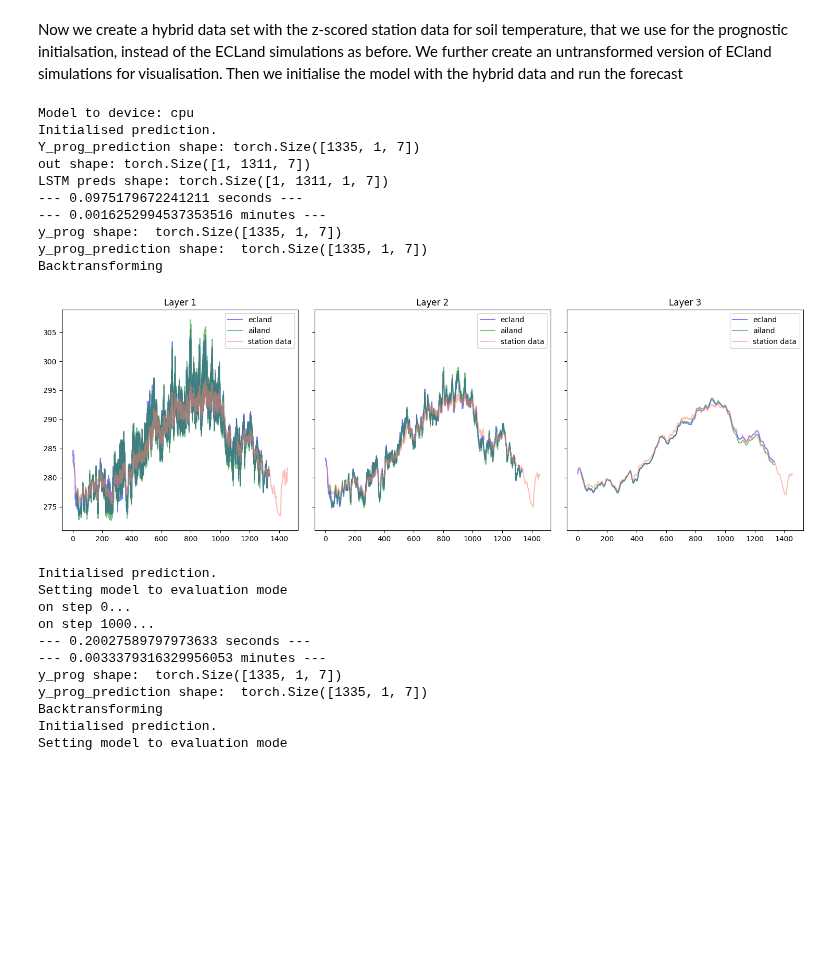
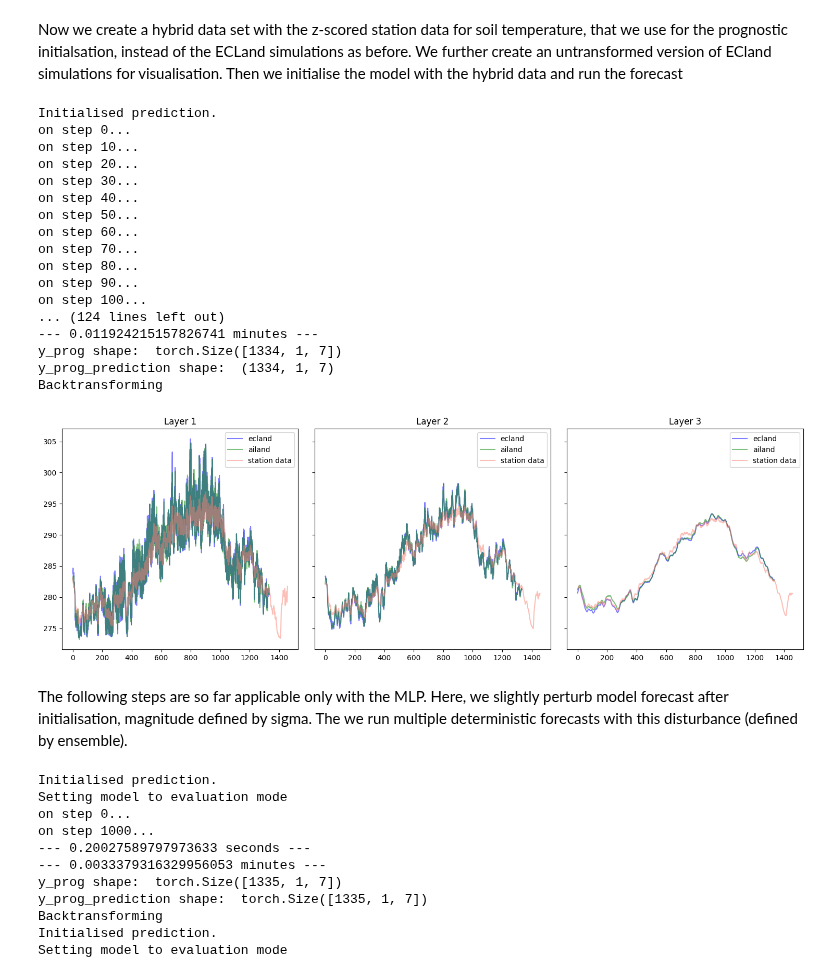
Before and after one commit to MWesselkamp/forecast-horizons, a Jupyter notebook: ecland-emulator/notebooks/evaluation_template.ipynb, the cells around one changed output. Drawn from its saved outputs; the diff is of its cells as text; code cells hidden in the pictures; blank space fills up the shorter version.

```diff
--- a/ecland-emulator/notebooks/evaluation_template.ipynb
+++ b/ecland-emulator/notebooks/evaluation_template.ipynb
@@ -22,8 +22,8 @@ SCRIPT_DIR = os.getcwd()
 sys.path.append(os.path.dirname(SCRIPT_DIR))
 print(SCRIPT_DIR)
 
-CONFIG = load_config(config_path = '../../configs/lstm_emulator.yaml')
-HPARS = load_hpars(use_model = '../lstm')
+CONFIG = load_config(config_path = '../../configs/xgb_emulator.yaml')
+HPARS = None # load_hpars(use_model = '../lstm')
 # %% [output]
 cpu
 /etc/ecmwf/nfs/dh1_home_a/pamw/PycharmProjects/forecast-horizons/ecland-emulator
@@ -130,9 +111,13 @@ plt.show()
 # %% [markdown]
 Now we create a hybrid data set with the z-scored station data for soil temperature, that we use for the prognostic initialsation, instead of the ECLand simulations as before. We further create an untransformed version of ECland simulations for visualisation. Then we initialise the model with the hybrid data and run the forecast
 # %%
-y_prog_hybrid = y_prog
-y_prog_inv = dataset.prog_inv_transform(y_prog, means=dataset.y_prog_means, stds=dataset.y_prog_stdevs)
-y_prog_hybrid[...,Gevenich.matching_indices] = station_data_transformed[:y_prog.shape[0]]
+if CONFIG['model'] != 'xgb':
+    y_prog_hybrid = y_prog.clone()
+    y_prog_inv = dataset.prog_inv_transform(y_prog, means=dataset.y_prog_means, stds=dataset.y_prog_stdevs)
+    y_prog_hybrid[...,Gevenich.matching_indices] = station_data_transformed[:y_prog.shape[0]]
+else:
+    y_prog_hybrid = y_prog.clone()
+    y_prog_hybrid[...,Gevenich.matching_indices] = station_data_transformed[:y_prog.shape[0]]
 
 ForecastModel.set_forcing(x_static, x_met, y_prog_hybrid)
 if CONFIG["model"] == 'lstm':
@@ -140,41 +125,50 @@ if CONFIG["model"] == 'lstm':
 dynamic_features, dynamic_features_prediction = ForecastModel.run_forecast()
 dynamic_features, dynamic_features_prediction = ForecastModel.backtransformation()
 # %% [output]
-Model to device: cpu
 Initialised prediction.
-Y_prog_prediction shape: torch.Size([1335, 1, 7])
-out shape: torch.Size([1, 1311, 7])
-LSTM preds shape: torch.Size([1, 1311, 1, 7])
---- 0.0975179672241211 seconds ---
---- 0.0016252994537353516 minutes ---
-y_prog shape:  torch.Size([1335, 1, 7])
-y_prog_prediction shape:  torch.Size([1335, 1, 7])
+on step 0...
+on step 10...
+on step 20...
+on step 30...
+on step 40...
+on step 50...
+on step 60...
+on step 70...
+on step 80...
+on step 90...
+on step 100...
+... (124 lines left out)
+--- 0.011924215157826741 minutes ---
+y_prog shape:  torch.Size([1334, 1, 7])
+y_prog_prediction shape:  (1334, 1, 7)
 Backtransforming
 # %%
 fig, ax = plt.subplots(1, 3, figsize=(15, 5), sharex=True, sharey=True)
 
-ax[0].plot(y_prog_inv[:,:,3], color="blue", label="ecland", alpha = 0.5)
+ax[0].plot(y_prog[:,:,3], color="blue", label="ecland", alpha = 0.5)
 ax[0].plot(dynamic_features_prediction[:,:,3], color="green", label="ailand", alpha = 0.5)
 ax[0].plot(station_data[:,:,0], color="salmon", label="station data", alpha = 0.5)
 ax[0].set_title("Layer 1")
 ax[0].legend()
 
-ax[1].plot(y_prog_inv[:,:,4], color="blue", label="ecland", alpha = 0.5)
+ax[1].plot(y_prog[:,:,4], color="blue", label="ecland", alpha = 0.5)
 ax[1].plot(dynamic_features_prediction[:,:,4], color="green", label="ailand", alpha = 0.5)
 ax[1].plot(station_data[:,:,1], color="salmon", label="station data", alpha = 0.5)
 ax[1].set_title("Layer 2")
 ax[1].legend()
 
-ax[2].plot(y_prog_inv[:,:,5], color="blue", label="ecland", alpha = 0.5)
+ax[2].plot(y_prog[:,:,5], color="blue", label="ecland", alpha = 0.5)
 ax[2].plot(dynamic_features_prediction[:,:,5], color="green", label="ailand", alpha = 0.5)
 ax[2].plot(station_data[:,:,2], color="salmon", label="station data", alpha = 0.5)
 ax[2].set_title("Layer 3")
 ax[2].legend()
 
 plt.tight_layout()
 plt.show()
 # %% [output]
-[figure, old version]
+[figure, new version]
+# %% [markdown]
+The following steps are so far applicable only with the MLP. Here, we slightly perturb model forecast after initialisation, magnitude defined by sigma. The we run multiple deterministic forecasts with this disturbance (defined by ensemble).
 # %%
 initial_vector = y_prog[0,...]
 size = 10
```
Also changed, not shown: parts of 7 cells of this notebook, 1 other file.
